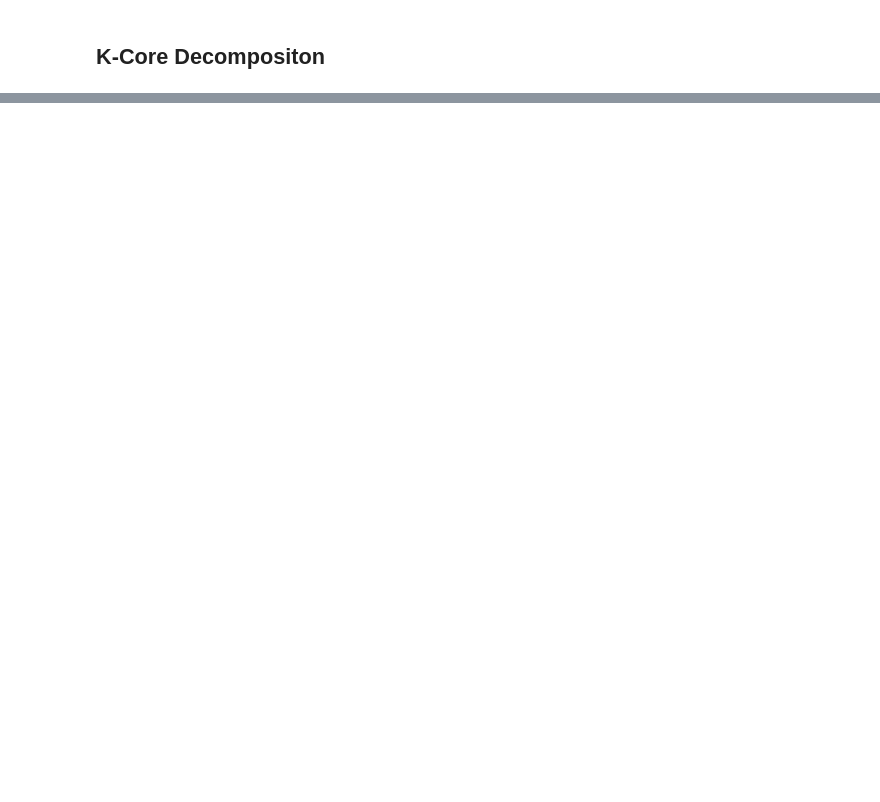
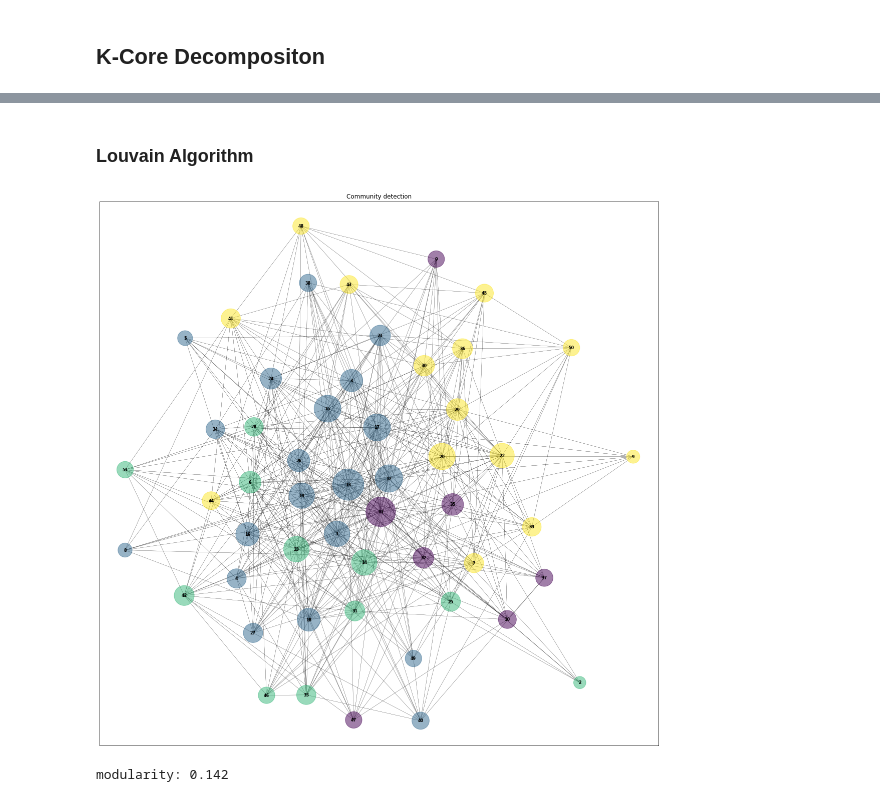
Before and after one commit to SimonLegendrre/LINMA2472_AlgoInDataScienceProjet1, a Jupyter notebook: ProjectWithBook.ipynb, the cells around one changed output, grey strips where cells are left out. Saved outputs shown, nothing was run; the diff lists cells and outputs as text; code cells hidden in the pictures; blank space fills up the shorter version.

```diff
--- a/ProjectWithBook.ipynb
+++ b/ProjectWithBook.ipynb
@@ -582,0 +532,45 @@ modularity: 0.126
+# %% [markdown]
+### Louvain Algorithm
+# %%
+# retrun Louvain partition as a dict
+partition = louvain.best_partition(G_ba)
+# visualization
+
+
+pos = nx.spring_layout(G_ba,
+                       scale=4,
+                       k=None, pos=None, fixed=None, iterations=50,
+                       threshold=0.0001, weight='weight', center=None, dim=2, seed=None
+                      )
+cmap = cm.get_cmap('viridis', max(partition.values()) + 1)
+
+## NODES
+nx.draw_networkx_nodes(G_ba,
+                       pos,
+                       partition.keys(),
+                       node_size=[x*100 for x in nodeSizeBA],
+                       cmap=cmap,
+                       node_color=list(partition.values()),
+                       alpha=0.5)
+
+## EDGES
+nx.draw_networkx_edges(G_ba,
+                       pos,
+                       width = 0.3,
+                       alpha=1)
+
+nx.draw_networkx_labels(G_ba,
+                        pos,
+                        labels=None,
+                        font_size=8,
+                        font_weight='bold')
+
+plt.title("Community detection")
+plt.rcParams['figure.figsize'] = [20,20]
+plt.show()
+
+LouvainOutputModularity = louvain.modularity(partition, G_ba)
+print("modularity: " + str(round(LouvainOutputModularity,3)))
+# %% [output]
+[figure, added]
+modularity: 0.142
```
Also changed, not shown: parts of 26 cells of this notebook.
